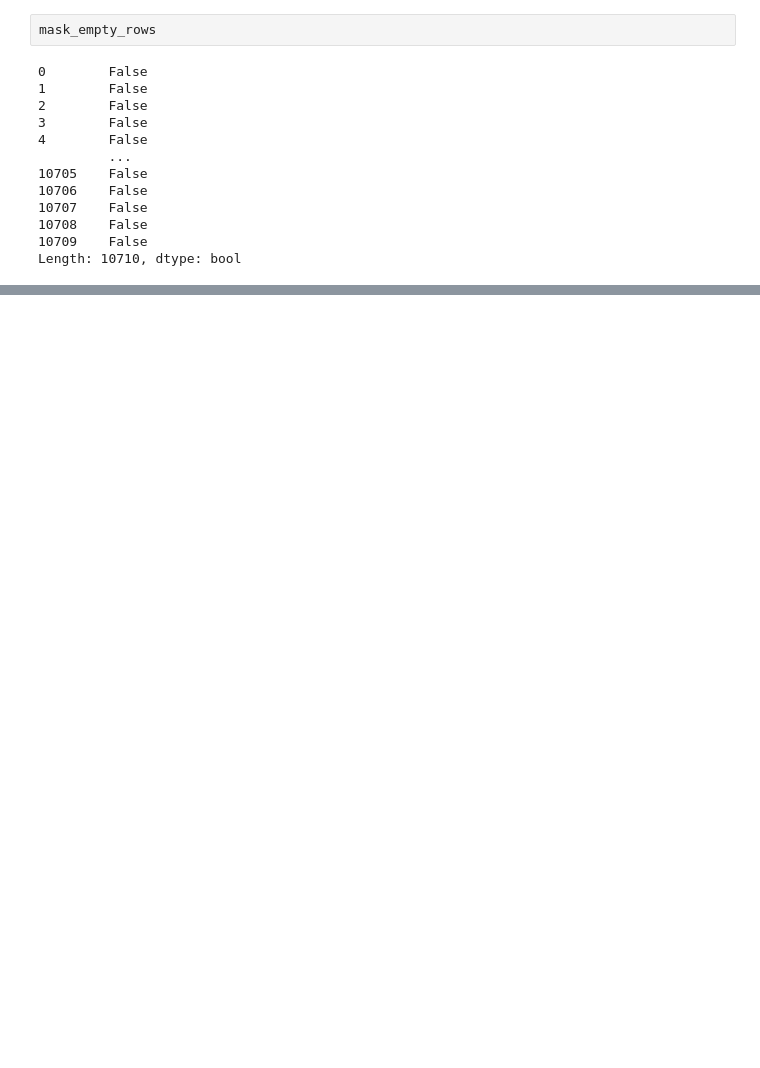
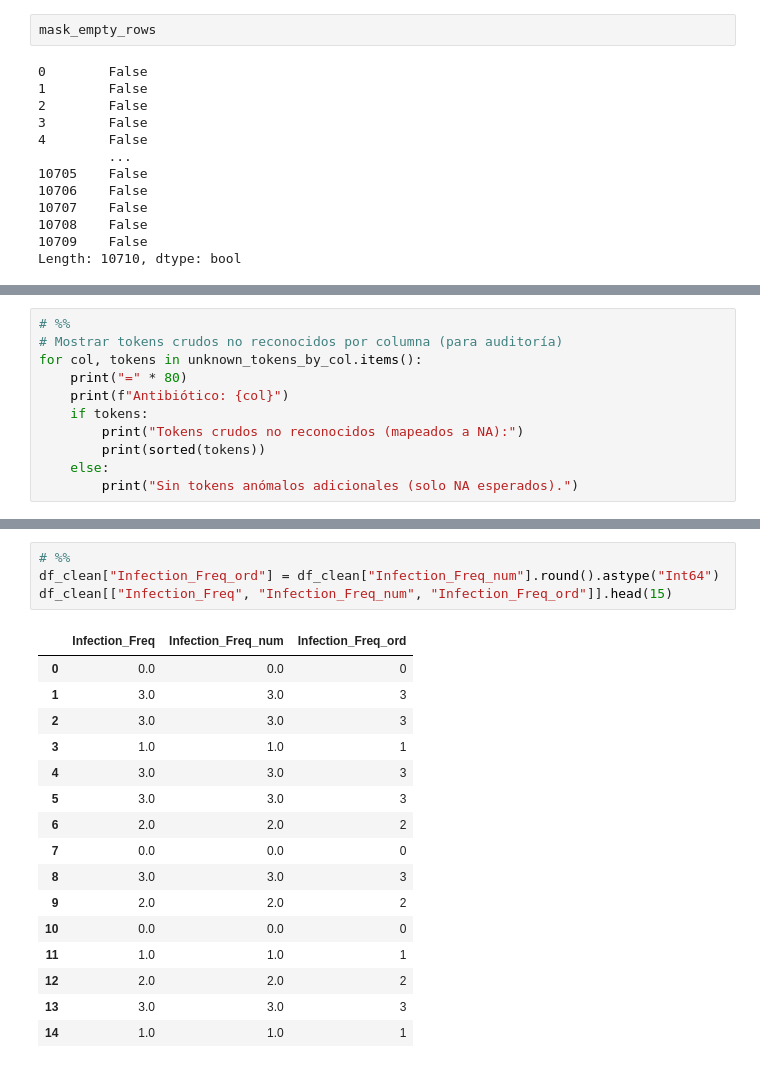
Before and after one commit to smaje99/diploma-in-data-analytics-in-business-management-unir, a Jupyter notebook: mbr-susceptibility-eda/mbr-susceptibility-eda.ipynb, the cells around one changed output, grey strips where cells are left out. Drawn from its saved outputs; the diff is of its cells as text; blank space fills up the shorter version.

```diff
--- a/mbr-susceptibility-eda/mbr-susceptibility-eda.ipynb
+++ b/mbr-susceptibility-eda/mbr-susceptibility-eda.ipynb
@@ -1154,0 +1294,11 @@ Filas eliminadas por no contener información útil: 697
+# %%
+# %%
+# Mostrar tokens crudos no reconocidos por columna (para auditoría)
+for col, tokens in unknown_tokens_by_col.items():
+    print("=" * 80)
+    print(f"Antibiótico: {col}")
+    if tokens:
+        print("Tokens crudos no reconocidos (mapeados a NA):")
+        print(sorted(tokens))
+    else:
+        print("Sin tokens anómalos adicionales (solo NA esperados).")
@@ -1154,0 +1695,21 @@ Filas eliminadas por no contener información útil: 697
+# %%
+# %%
+df_clean["Infection_Freq_ord"] = df_clean["Infection_Freq_num"].round().astype("Int64")
+df_clean[["Infection_Freq", "Infection_Freq_num", "Infection_Freq_ord"]].head(15)
+# %% [output]
+|  | Infection_Freq | Infection_Freq_num | Infection_Freq_ord |
+| 0 | 0.0 | 0.0 | 0 |
+| 1 | 3.0 | 3.0 | 3 |
+| 2 | 3.0 | 3.0 | 3 |
+| 3 | 1.0 | 1.0 | 1 |
+| 4 | 3.0 | 3.0 | 3 |
+| 5 | 3.0 | 3.0 | 3 |
+| 6 | 2.0 | 2.0 | 2 |
+| 7 | 0.0 | 0.0 | 0 |
+| 8 | 3.0 | 3.0 | 3 |
+| 9 | 2.0 | 2.0 | 2 |
+| 10 | 0.0 | 0.0 | 0 |
+| 11 | 1.0 | 1.0 | 1 |
+| 12 | 2.0 | 2.0 | 2 |
+| 13 | 3.0 | 3.0 | 3 |
+| 14 | 1.0 | 1.0 | 1 |
```
Also changed, not shown: parts of 34 cells of this notebook, 1 other file.
